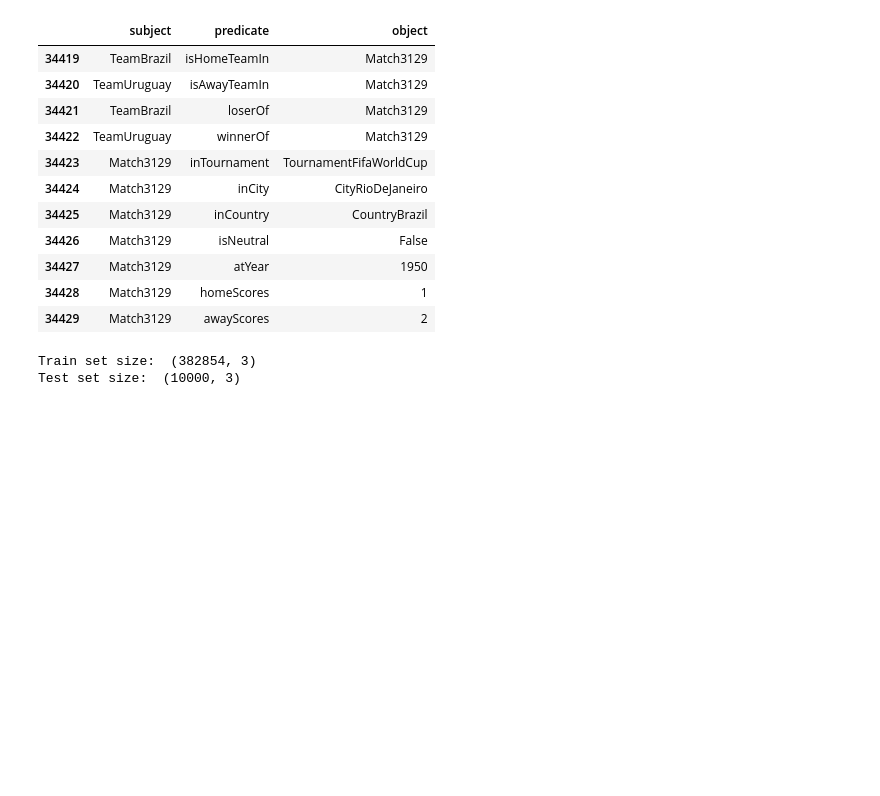
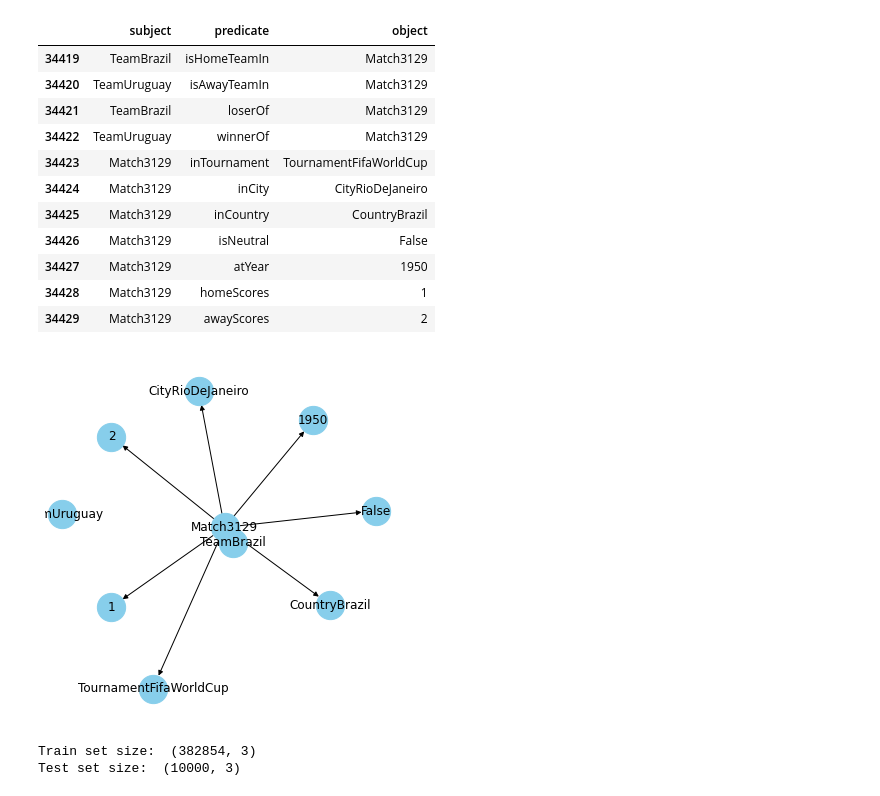
Before and after one commit to mohammadRahimi1993/BigData, a Jupyter notebook: EmbeddingClusteringClassification.ipynb, the cells around one changed output. Drawn from its saved outputs; the diff is of its cells as text; code cells hidden in the pictures; blank space fills up the shorter version.

```diff
--- a/EmbeddingClusteringClassification.ipynb
+++ b/EmbeddingClusteringClassification.ipynb
@@ -79,7 +107,8 @@ for _, row in df[df["train"]].iterrows():
                     tournament, city, country, neutral, year, home_score, away_score))
 # %%
 triples_df = pd.DataFrame(triples, columns=["subject", "predicate", "object"])
-triples_df[(triples_df.subject=="Match3129") | (triples_df.object=="Match3129")]
+triples_dff=triples_df[(triples_df.subject=="Match3129") | (triples_df.object=="Match3129")]
+triples_dff
 # %% [output]
 |  | subject | predicate | object |
 | 34419 | TeamBrazil | isHomeTeamIn | Match3129 |
@@ -93,6 +122,19 @@ triples_df[(triples_df.subject=="Match3129") | (triples_df.object=="Match3129")]
 | 34427 | Match3129 | atYear | 1950 |
 | 34428 | Match3129 | homeScores | 1 |
 | 34429 | Match3129 | awayScores | 2 |
+# %%
+import networkx as nx
+# create a directed graph from a Pandas dataframe
+G = nx.from_pandas_edgelist(triples_dff, "subject", "object", edge_attr=True, create_using=nx.MultiDiGraph())
+GH=nx.dfs_tree(G)
+# %%
+from matplotlib import pylab as plt
+plt.figure(figsize=(5,5))
+pos = nx.spring_layout(GH, k=0.5)  # k regulates the distance between nodes
+nx.draw(GH, with_labels=True, node_color='skyblue', node_size=800, edge_cmap=plt.cm.Greens)
+plt.show()
+# %% [output]
+[figure, added]
 # %%
 from ampligraph.evaluation import train_test_split_no_unseen
 X_train, X_valid = train_test_split_no_unseen(np.array(triples), test_size=10000)
```
Also changed, not shown: parts of 12 cells of this notebook.
